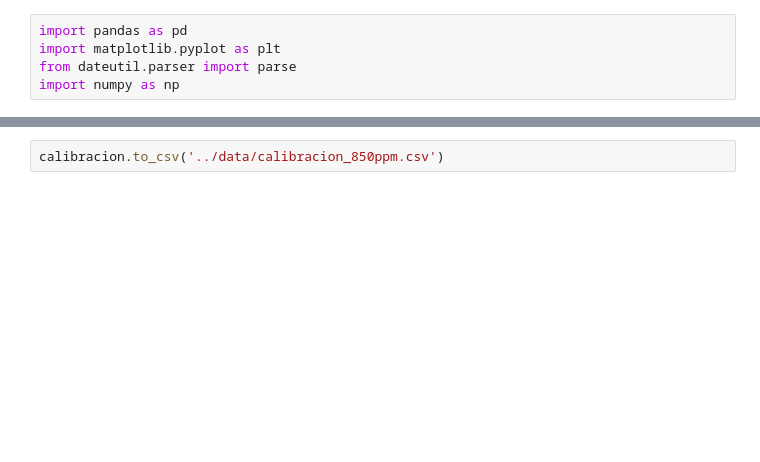
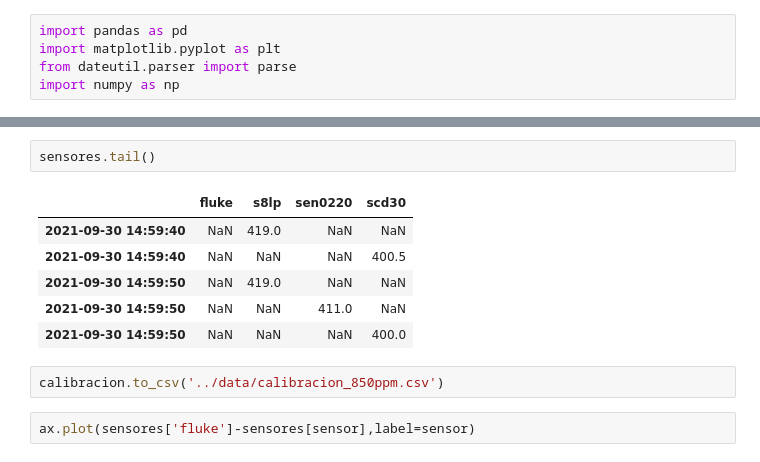
Before and after one commit to lata-mas/Monitor_co2_pistas_educativas, a Jupyter notebook: notebooks/850ppm_28-09-2021.ipynb, the cells around one changed output, grey strips where cells are left out. Cells and saved outputs as stored; diff of their text form; blank space fills up the shorter version.

```diff
--- a/notebooks/850ppm_28-09-2021.ipynb
+++ b/notebooks/850ppm_28-09-2021.ipynb
@@ -94,2 +130,13 @@ calibracion = datos[fecha1:fecha2]
+# %%
+sensores.tail()
+# %% [output]
+|  | fluke | s8lp | sen0220 | scd30 |
+| 2021-09-30 14:59:40 | NaN | 419.0 | NaN | NaN |
+| 2021-09-30 14:59:40 | NaN | NaN | NaN | 400.5 |
+| 2021-09-30 14:59:50 | NaN | 419.0 | NaN | NaN |
+| 2021-09-30 14:59:50 | NaN | NaN | 411.0 | NaN |
+| 2021-09-30 14:59:50 | NaN | NaN | NaN | 400.0 |
 # %%
 calibracion.to_csv('../data/calibracion_850ppm.csv')
+# %%
+ax.plot(sensores['fluke']-sensores[sensor],label=sensor)
```
Also changed, not shown: parts of 8 cells of this notebook, 6 other files.
